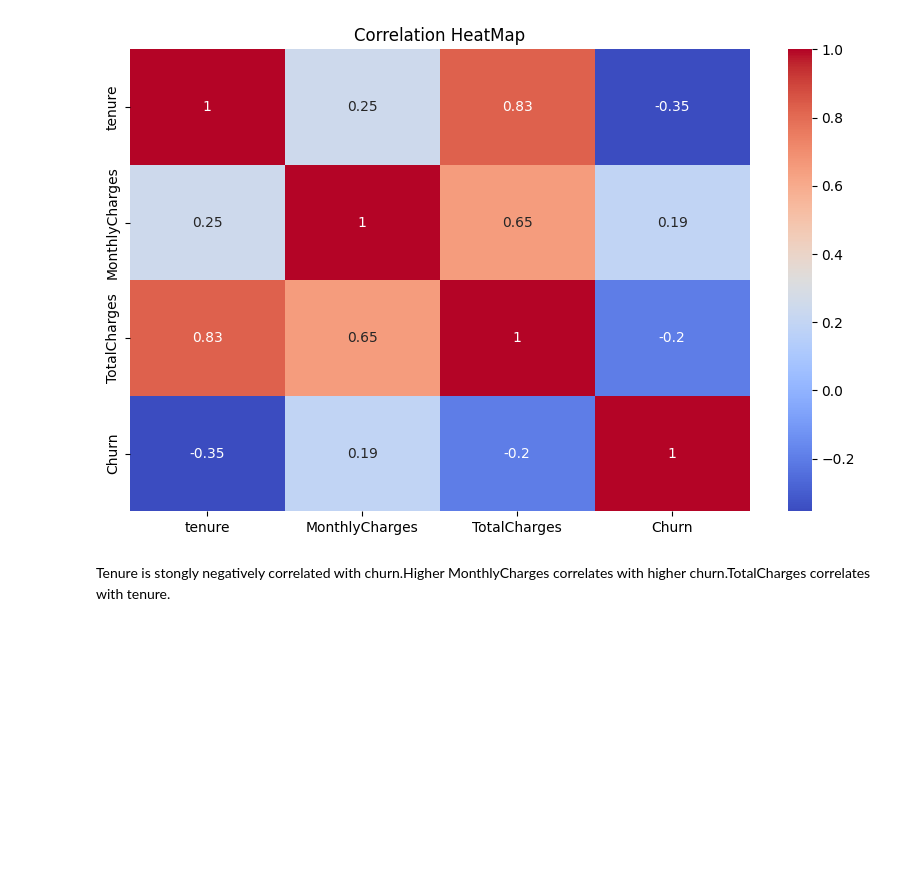
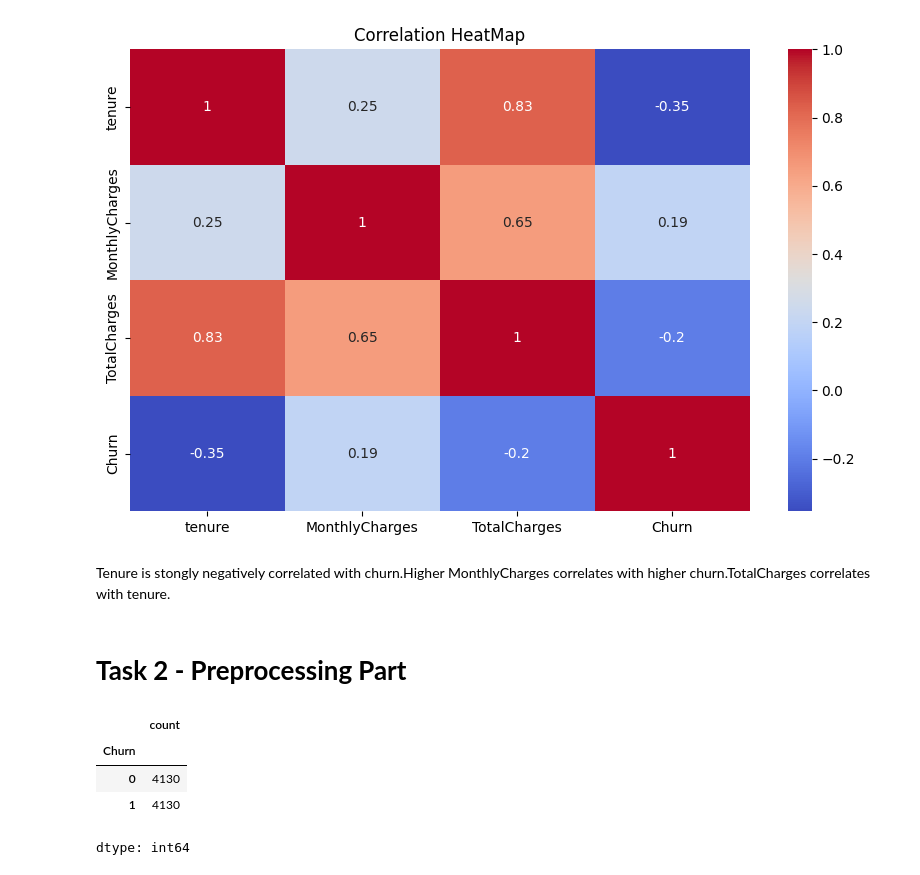
Before and after one commit to vicha1234/TelcoChurnPrediction, a Jupyter notebook: 2425610.ipynb, the cells around one changed output. Cells and saved outputs as stored; diff of their text form; code cells hidden in the pictures; blank space fills up the shorter version.

Commit message:
Do the preprocessing part

```diff
--- a/2425610.ipynb
+++ b/2425610.ipynb
@@ -263,3 +263,40 @@ plt.show()
 [figure]
 # %% [markdown]
 Tenure is stongly negatively correlated with churn.Higher MonthlyCharges correlates with higher churn.TotalCharges correlates with tenure.
+# %% [markdown]
+# **Task 2 - Preprocessing Part**
+# %%
+#Split X and y
+X=df.drop('Churn',axis=1)
+y=df['Churn']
+
+#Train-test split
+from sklearn.model_selection import train_test_split
+X_train,X_test,y_train,y_test=train_test_split(X,y,test_size=0.2,random_state=42,stratify=y)
+# %%
+#Encode categorical variables
+
+from sklearn.preprocessing import OneHotEncoder
+from sklearn.compose import ColumnTransformer
+
+categorical_cols=X.select_dtypes(include=['object']).columns
+numerical_cols=X.select_dtypes(include=['int64','float64']).columns
+
+encoder=ColumnTransformer(transformers=[('cat',OneHotEncoder(handle_unknown='ignore'),categorical_cols)],remainder='passthrough')
+
+X_train_encoded=encoder.fit_transform(X_train)
+X_test_encoded=encoder.transform(X_test)
+
+#categorical_cols,numerical_cols
+# %%
+from imblearn.over_sampling import SMOTE
+smote=SMOTE(random_state=42)
+X_train_resampled,y_train_resampled=smote.fit_resample(X_train_encoded,y_train)
+
+y_train_resampled.value_counts()
+# %% [output]
+|  | count |
+| Churn |  |
+| 0 | 4130 |
+| 1 | 4130 |
+dtype: int64
```
Also changed, not shown: parts of 1 cell of this notebook.
